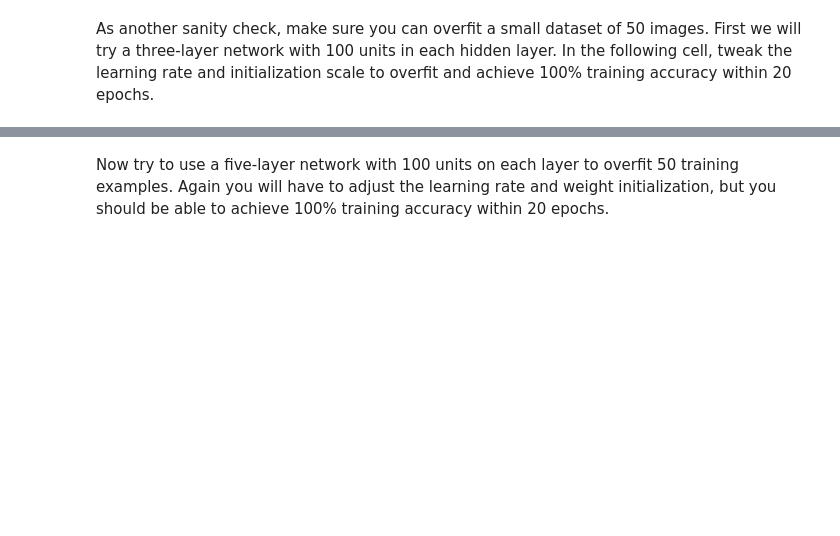
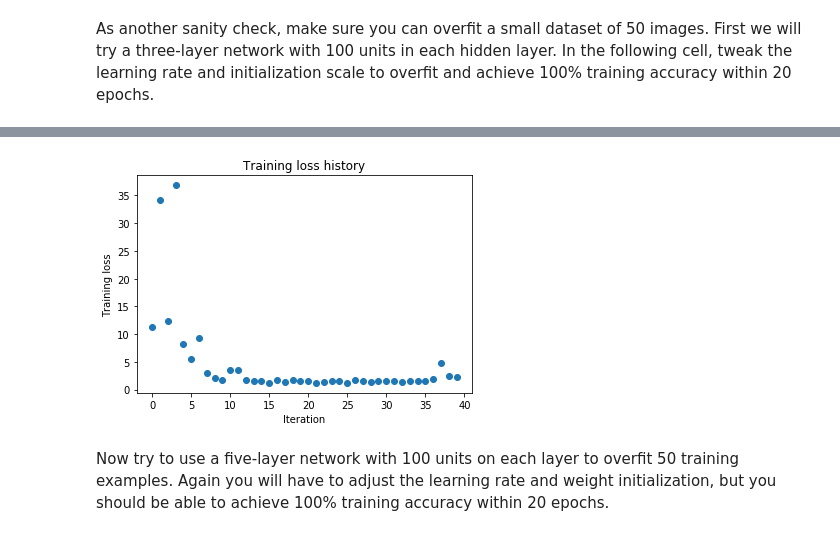
Before and after one commit to blackco66/cs231n, a Jupyter notebook: assignment2/FullyConnectedNets.ipynb, the cells around one changed output, grey strips where cells are left out. Saved outputs shown, nothing was run; the diff lists cells and outputs as text; code cells hidden in the pictures; blank space fills up the shorter version.

```diff
--- a/assignment2/FullyConnectedNets.ipynb
+++ b/assignment2/FullyConnectedNets.ipynb
@@ -427,8 +444,8 @@ small_data = {
   'y_val': data['y_val'],
 }
 
-weight_scale = 1e-2
-learning_rate = 1e-4
+weight_scale = 3e-2
+learning_rate = 1e-2
 model = FullyConnectedNet([100, 100],
               weight_scale=weight_scale, dtype=np.float64)
 solver = Solver(model, small_data,
@@ -445,3 +462,4 @@ plt.title('Training loss history')
 plt.xlabel('Iteration')
 plt.ylabel('Training loss')
 plt.show()
+# %% [output]
@@ -448,3 +483,4 @@ plt.show()
+[figure, added]
 # %% [markdown]
 Now try to use a five-layer network with 100 units on each layer to overfit 50 training examples. Again you will have to adjust the learning rate and weight initialization, but you should be able to achieve 100% training accuracy within 20 epochs.
 # %%
```
Also changed, not shown: parts of 7 cells of this notebook, 2 other files.
